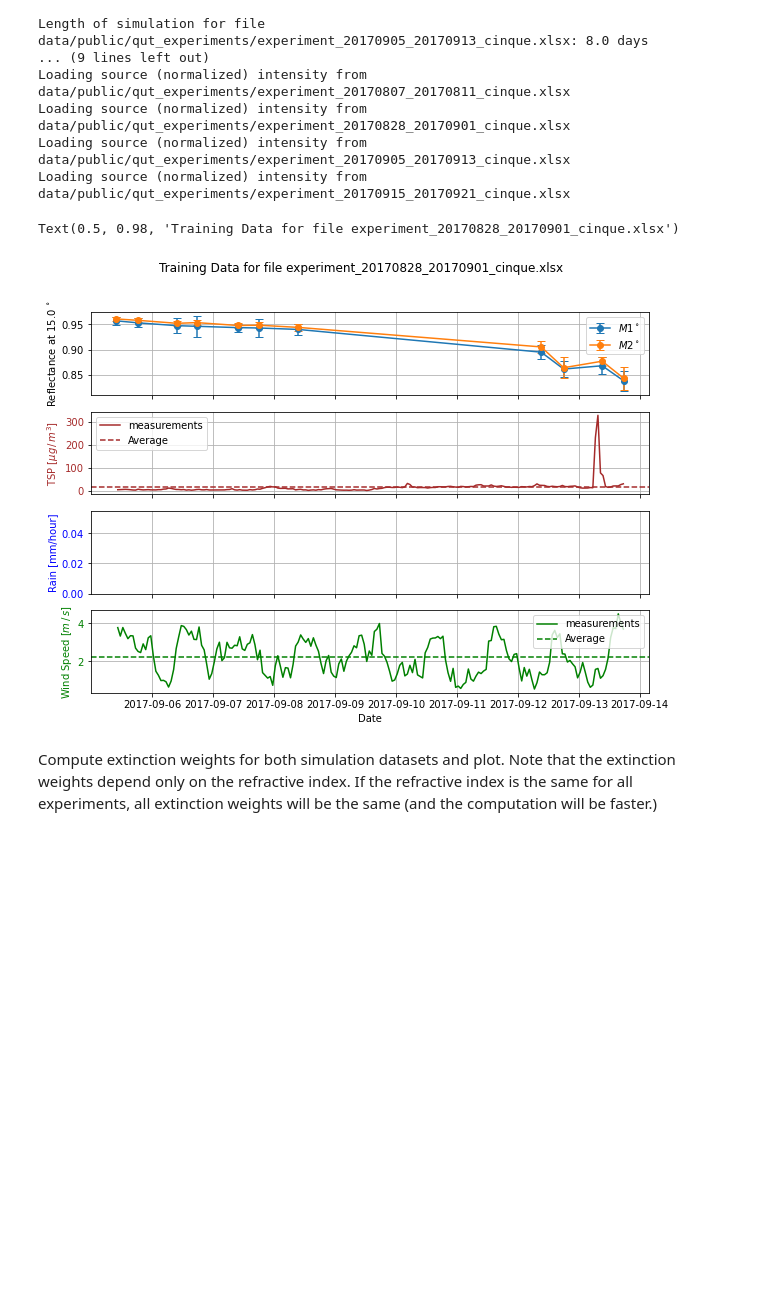
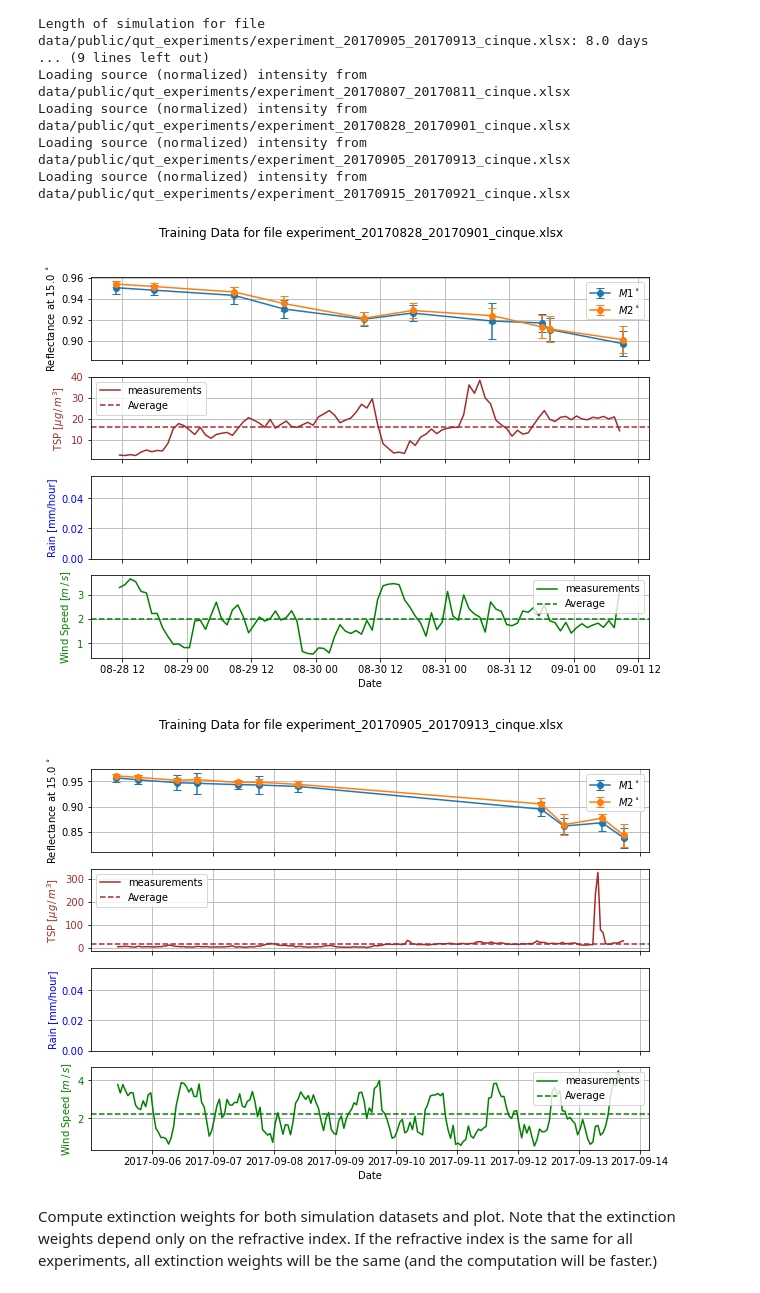
Before and after one commit to cholette/HelioSoil, a Jupyter notebook: demo_hrz0_fitting.ipynb, the cells around one changed output. Drawn from its saved outputs; the diff is of its cells as text; code cells hidden in the pictures; blank space fills up the shorter version.

```diff
--- a/demo_hrz0_fitting.ipynb
+++ b/demo_hrz0_fitting.ipynb
@@ -132,11 +132,11 @@ Loading source (normalized) intensity from data/public/qut_experiments/experimen
 Loading source (normalized) intensity from data/public/qut_experiments/experiment_20170905_20170913_cinque.xlsx
 Loading source (normalized) intensity from data/public/qut_experiments/experiment_20170915_20170921_cinque.xlsx
 # %%
-for experiment in train_experiments:
-    fig,ax = smu.plot_experiment_data(sim_data_train,reflect_data_train,experiment)
+for ii,experiment in enumerate(train_experiments):
+    fig,ax = smu.plot_experiment_data(sim_data_train,reflect_data_train,ii)
     fig.suptitle(f"Training Data for file {files[experiment]}")
 # %% [output]
-Text(0.5, 0.98, 'Training Data for file experiment_20170828_20170901_cinque.xlsx')
-[figure, old version]
+[figure, new version]
+[figure, added]
 # %% [markdown]
 Compute extinction weights for both simulation datasets and plot. Note that the extinction weights depend only on the refractive index. If the refractive index is the same for all experiments, all extinction weights will be the same (and the computation will be faster.)
```
Also changed, not shown: parts of 10 cells of this notebook, 6 other files.
